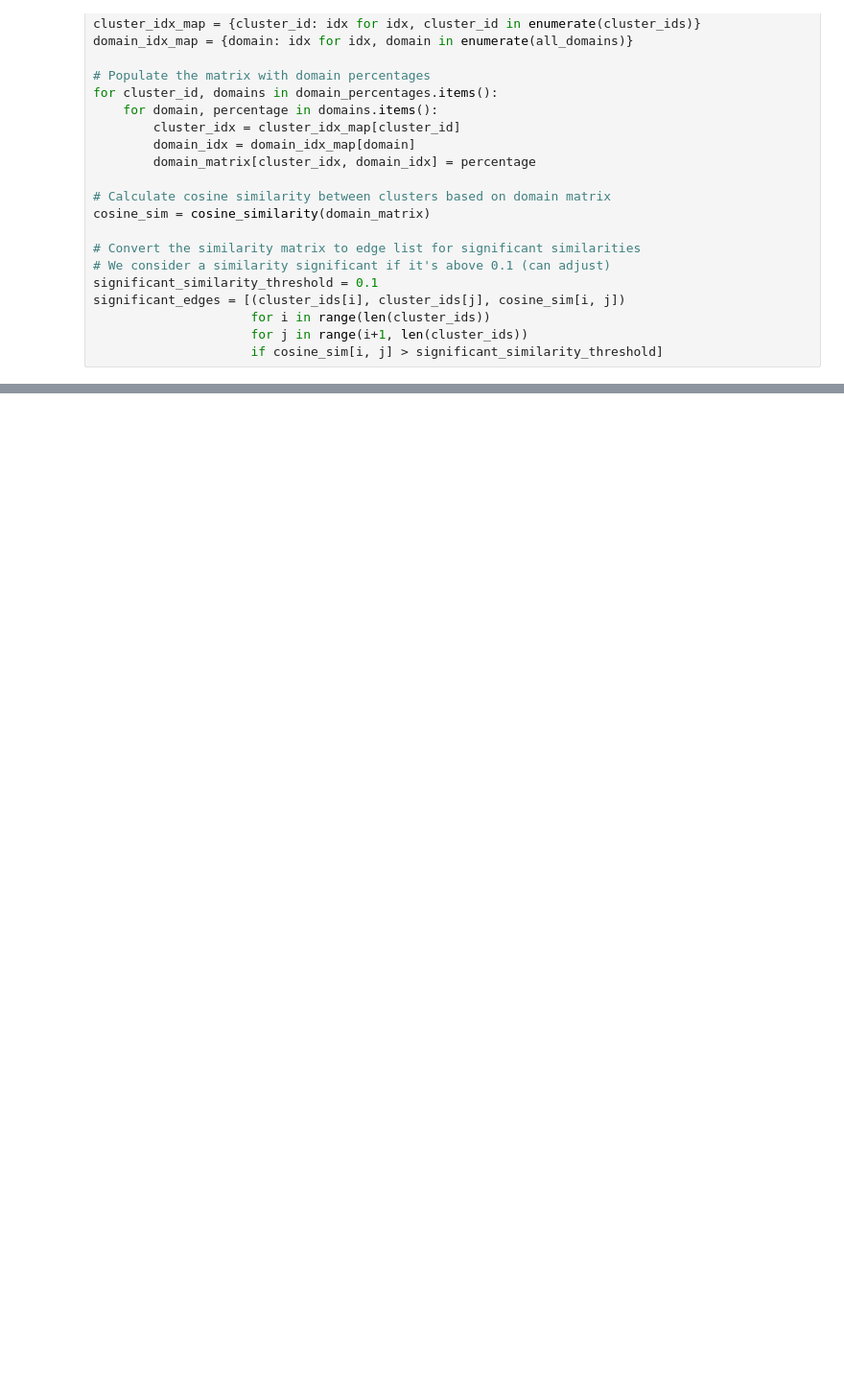
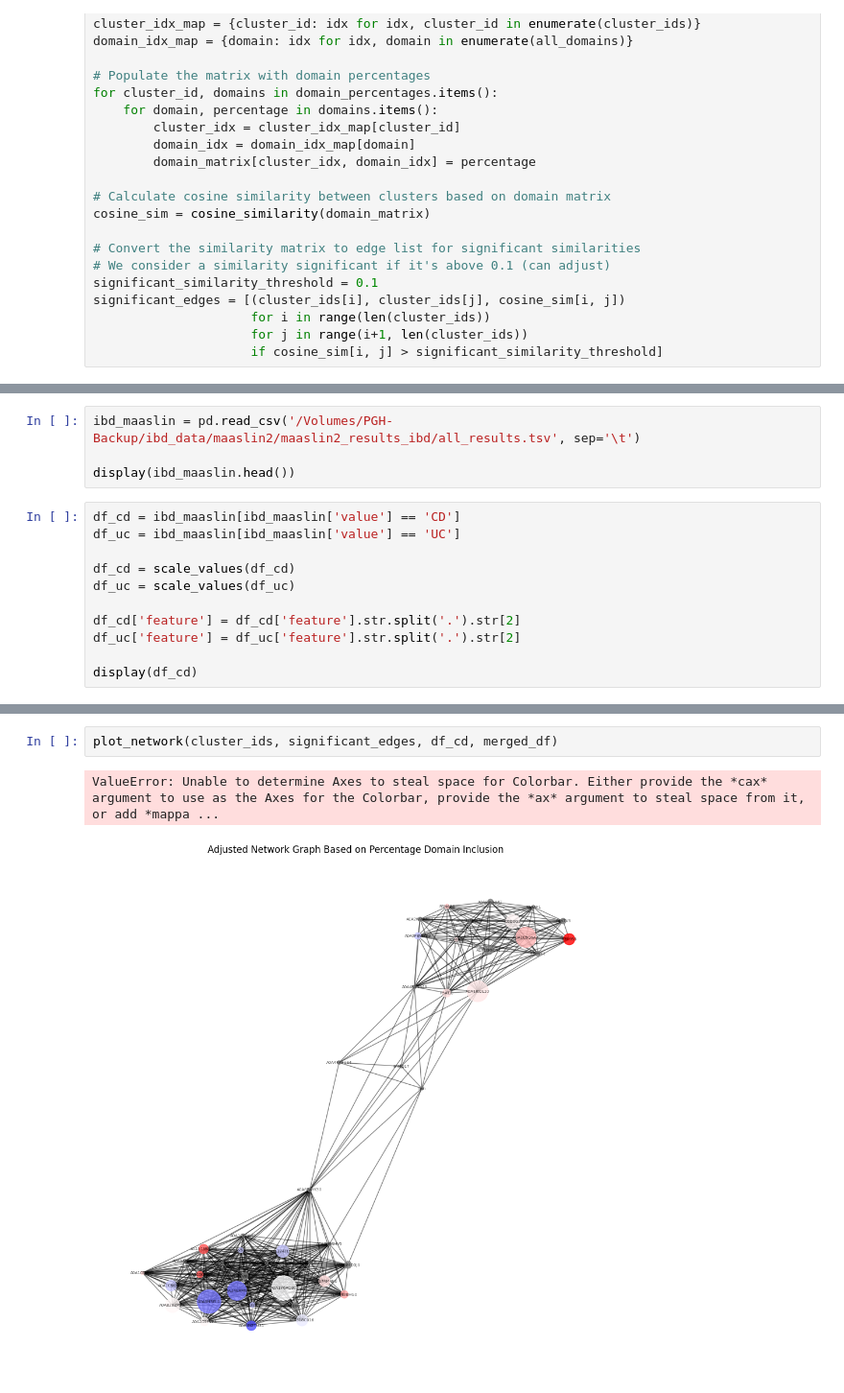
Before and after one commit to oliverdesa/Clustering_Metagenomics, a Jupyter notebook: src/clustering/network_plot.ipynb, the cells around one changed output, grey strips where cells are left out. Shown at 96% size. Saved outputs shown, nothing was run; the diff lists cells and outputs as text; blank space fills up the shorter version.

Commit message:
Update network_plot.ipynb
Used function to create network plots for both UC and CD patients. Doesnt align well with the CRC clusters it seems

```diff
--- a/src/clustering/network_plot.ipynb
+++ b/src/clustering/network_plot.ipynb
@@ -197,0 +202,15 @@ plt.show()
+# %%
+ibd_maaslin = pd.read_csv('/Volumes/PGH-Backup/ibd_data/maaslin2/maaslin2_results_ibd/all_results.tsv', sep='\t')
+
+display(ibd_maaslin.head())
+# %%
+df_cd = ibd_maaslin[ibd_maaslin['value'] == 'CD']
+df_uc = ibd_maaslin[ibd_maaslin['value'] == 'UC']
+
+df_cd = scale_values(df_cd)
+df_uc = scale_values(df_uc)
+
+df_cd['feature'] = df_cd['feature'].str.split('.').str[2]
+df_uc['feature'] = df_uc['feature'].str.split('.').str[2]
+
+display(df_cd)
@@ -197,0 +284,5 @@ plt.show()
+# %%
+plot_network(cluster_ids, significant_edges, df_cd, merged_df)
+# %% [output]
+ValueError: Unable to determine Axes to steal space for Colorbar. Either provide the *cax* argument to use as the Axes for the Colorbar, provide the *ax* argument to steal space from it, or add *mappa ...
+[figure, added]
```
Also changed, not shown: parts of 7 cells of this notebook.
